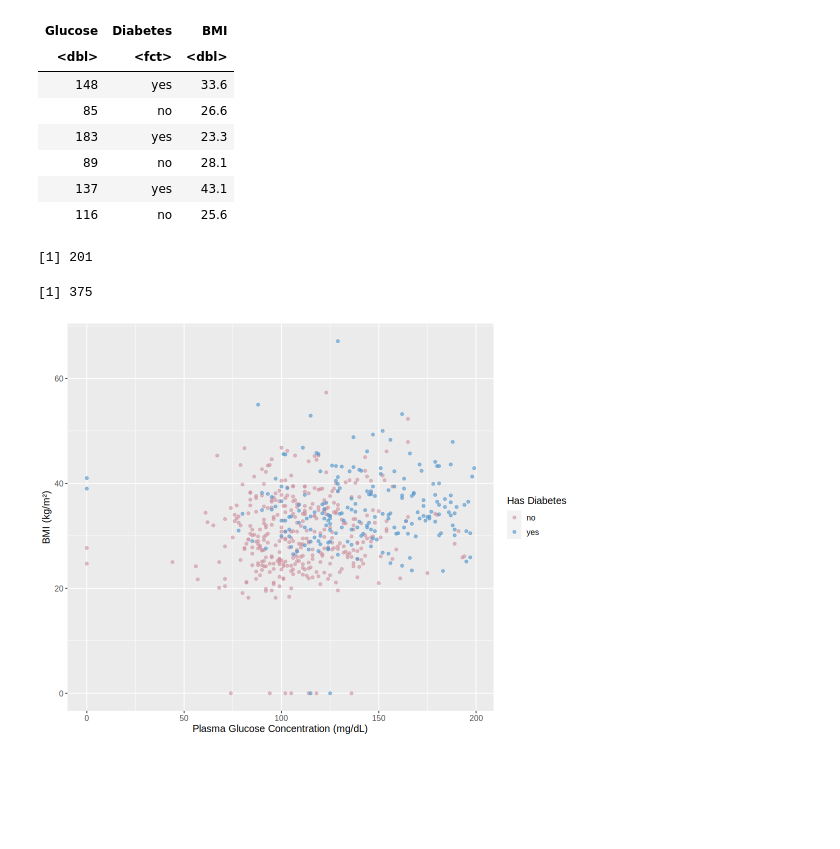
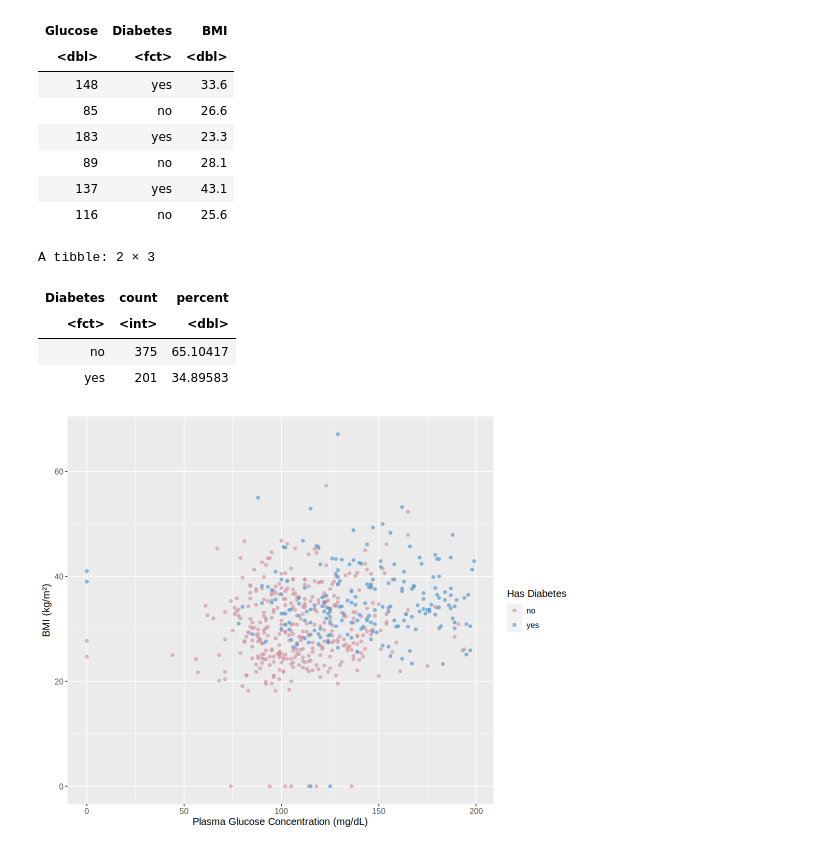
Before and after one commit to asnbl/dsci-100-2023-24W-group-16, a Jupyter notebook: Group project proposal.ipynb, the cells around one changed output. Cells and saved outputs as stored; diff of their text form; code cells hidden in the pictures; blank space fills up the shorter version.

```diff
--- a/Group project proposal.ipynb
+++ b/Group project proposal.ipynb
@@ -69,19 +69,18 @@ A tibble: 6 × 3
 | 116 | no | 25.6 |
 # %%
 # summary
-yes_observations_amt <- diabetes_train |>
-    filter(Diabetes == "yes") |>
-    nrow()
+diabetes_proportions <- diabetes_train |>
+                      group_by(Diabetes) |>
+                      summarize(count = n()) |>
+                      mutate(percent = 100*count/nrow(diabetes_train))
 
-no_observations_amt <- diabetes_train |>
-    filter(Diabetes == "no") |>
-    nrow()
-
-yes_observations_amt
-no_observations_amt
+diabetes_proportions
 # %% [output]
-[1] 201
+A tibble: 2 × 3
-[1] 375
+| Diabetes | count | percent |
+| <fct> | <int> | <dbl> |
+| no | 375 | 65.10417 |
+| yes | 201 | 34.89583 |
 # %%
 # visualization
 
```
Also changed, not shown: parts of 3 cells of this notebook.
